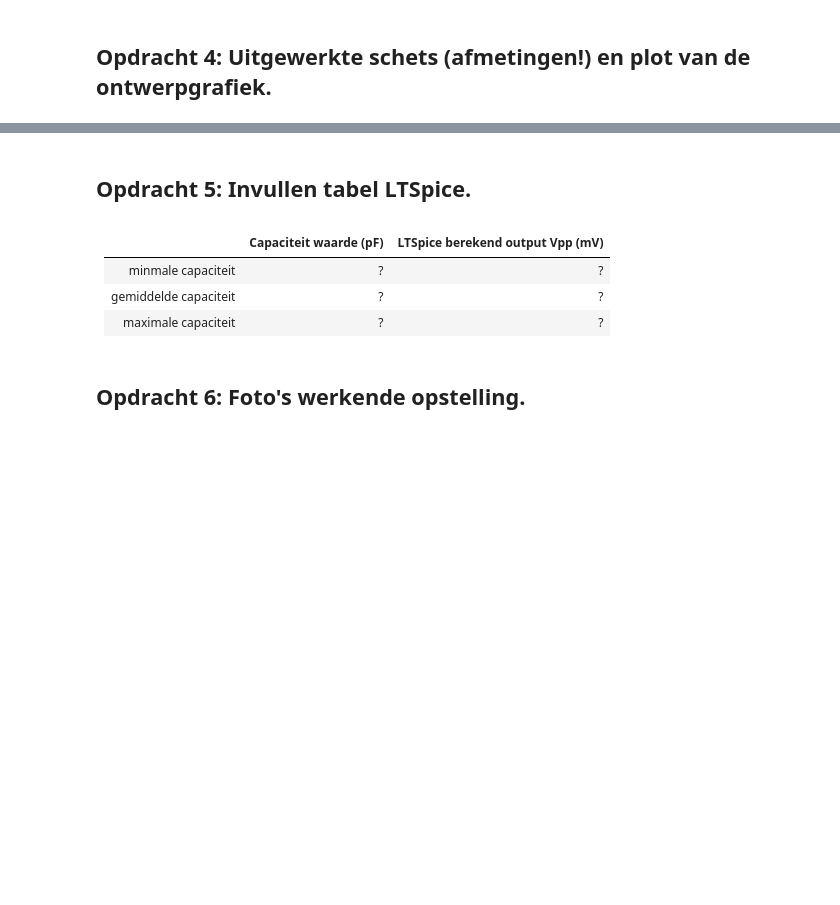
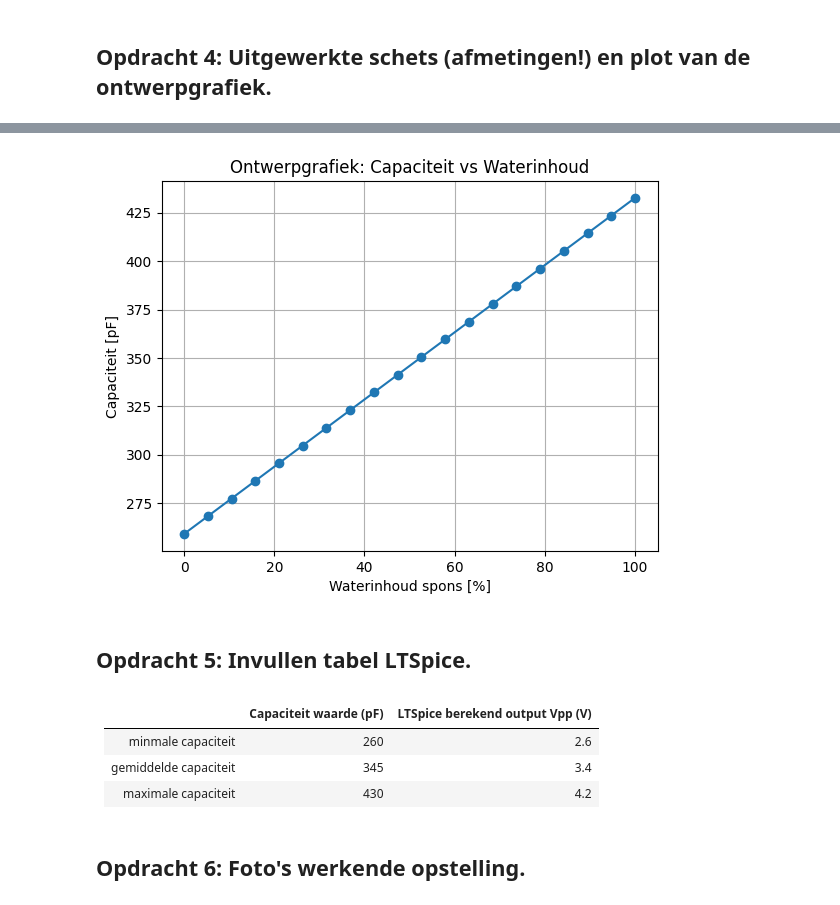
Before and after one commit to pieterbroerse/opdrachten-DEF-D, a Jupyter notebook: FysiekeOntwerpopdrachten/2OntwerpEenSensorCondensator/DEFOntwerpopdracht2OntwerpEenSensorInvulTemplate.ipynb, the cells around one changed output, grey strips where cells are left out. Cells and saved outputs as stored; diff of their text form; code cells hidden in the pictures; blank space fills up the shorter version.

```diff
--- a/FysiekeOntwerpopdrachten/2OntwerpEenSensorCondensator/DEFOntwerpopdracht2OntwerpEenSensorInvulTemplate.ipynb
+++ b/FysiekeOntwerpopdrachten/2OntwerpEenSensorCondensator/DEFOntwerpopdracht2OntwerpEenSensorInvulTemplate.ipynb
@@ -29,17 +29,25 @@ Aan het einde van deze ontwerpopdracht lever je als groep één gezamenlijk note
 # constante) en als output de capaciteit van de vlakke plaat condensator met die ontwerpparameters.
 # Je gaat deze formule de rest van de dag gebruiken: controleer hem goed!
 
-def functieNaam(jouwInputs):
-    output = jouwInputs
-    return output
+def theoretische_capaciteit(e_r, A, d):
+    e_0 = 8.85e-12
+    C =  (e_0 * e_r * A) / d
+    return C
 
 # Optioneel: schrijf je functie zodanig dat je arrays als input kan geven en (dus) ook arrays als output.
 # %%
 # Gebruik je formule om uit te rekenen wat je verwacht dat de capaciteit van jullie vlakke plaat condensatoren
 # gaat zijn.
 
-C = [functieNaam(2.0), functieNaam(4.7),functieNaam(1.2)]
+import numpy as np
 
+e_karton =1.66
+d = 0.001
+A = 0.01
 
-print(f"Berekende capaciteit plaatcondensator groep XX is {C[0]:.1f} pF")
+C = theoretische_capaciteit(e_karton,A,d)
+
+C_pf = C*10**12
+
+print("Berekende capaciteit plaatcondensator groep 12 is: ", np.round(C_pf), " pF")
 # %% [output]
@@ -75,11 +81,35 @@ Pas deze tekst aan: Wij gaan een sensor maken die X meet.
+# %%
+water_frac = np.linspace(0, 1, 20)  # 0 = droge spons, 1 = volledig verzadigd
+epsilon_spons_droog = 1.5
+epsilon_water = 80
+
+d_1 = 0.04
+
+epsilon_r = epsilon_spons_droog + water_frac * (epsilon_water - epsilon_spons_droog)
+
+c_array = theoretische_capaciteit(epsilon_r, A, d_1)
+c_pf2 = c_array * 1e12
+
+c_pf2_shifted = c_pf2 - c_pf2[0] + 259
+
+import matplotlib.pyplot as plt
+
+plt.plot(water_frac*100, c_pf2_shifted, marker='o')
+plt.xlabel("Waterinhoud spons [%]")
+plt.ylabel("Capaciteit [pF]")
+plt.title("Ontwerpgrafiek: Capaciteit vs Waterinhoud")
+plt.grid(True)
+plt.show()
+# %% [output]
+[figure, added]
 # %% [markdown]
 ## Opdracht 5: Invullen tabel LTSpice.
 # %% [markdown]
-|         | Capaciteit waarde (pF)  | LTSpice berekend output Vpp (mV)|
+|         | Capaciteit waarde (pF)  | LTSpice berekend output Vpp (V)|
 |-------------|-------------:|-------------:|
-| minmale capaciteit| ? |? |
-| gemiddelde capaciteit| ? |? |
-| maximale capaciteit| ? |? |
+| minmale capaciteit| 260 | 2.6 |
+| gemiddelde capaciteit|  345 |3.4 |
+| maximale capaciteit| 430 | 4.2 |
 # %% [markdown]
 ## Opdracht 6: Foto's werkende opstelling.
 # %% [markdown]
```
Also changed, not shown: parts of 25 cells of this notebook, 8 other files.
